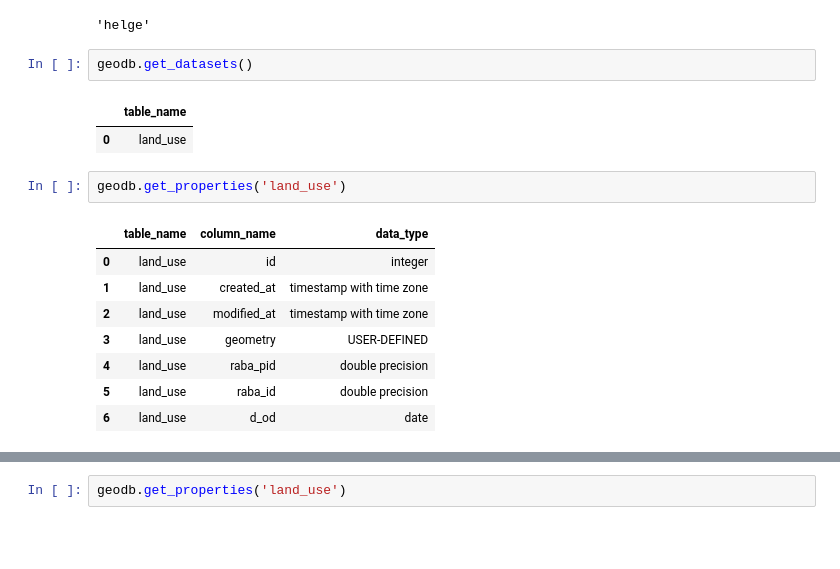
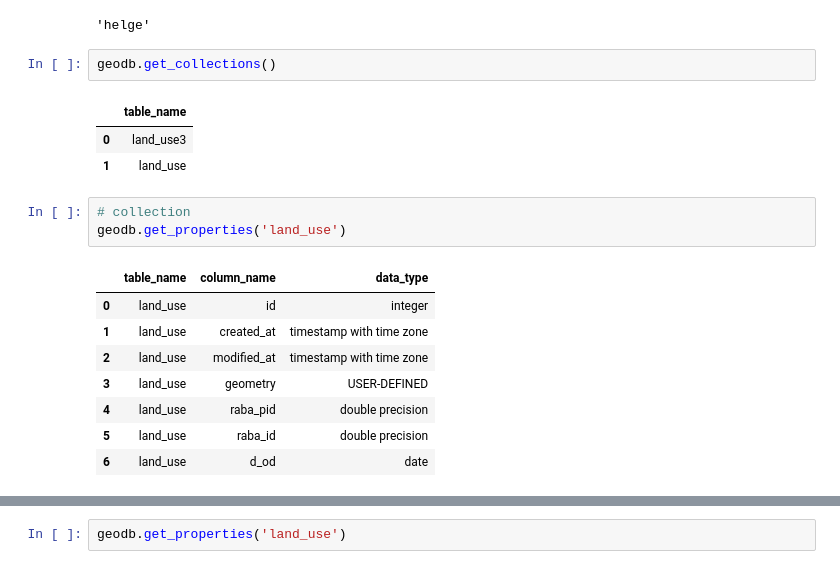
Before and after one commit to xcube-dev/xcube-geodb, a Jupyter notebook: notebooks/geodb_manage_datasets.ipynb, the cells around one changed output, grey strips where cells are left out. Cells and saved outputs as stored; diff of their text form; blank space fills up the shorter version.

```diff
--- a/notebooks/geodb_manage_datasets.ipynb
+++ b/notebooks/geodb_manage_datasets.ipynb
@@ -143,11 +159,13 @@ geodb.whoami
 # %% [output]
 'helge'
 # %%
-geodb.get_datasets()
+geodb.get_collections()
 # %% [output]
 |  | table_name |
-| 0 | land_use |
+| 0 | land_use3 |
+| 1 | land_use |
 # %%
+# collection
 geodb.get_properties('land_use')
 # %% [output]
 |  | table_name | column_name | data_type |
```
Also changed, not shown: parts of 23 cells of this notebook, 12 other files.
